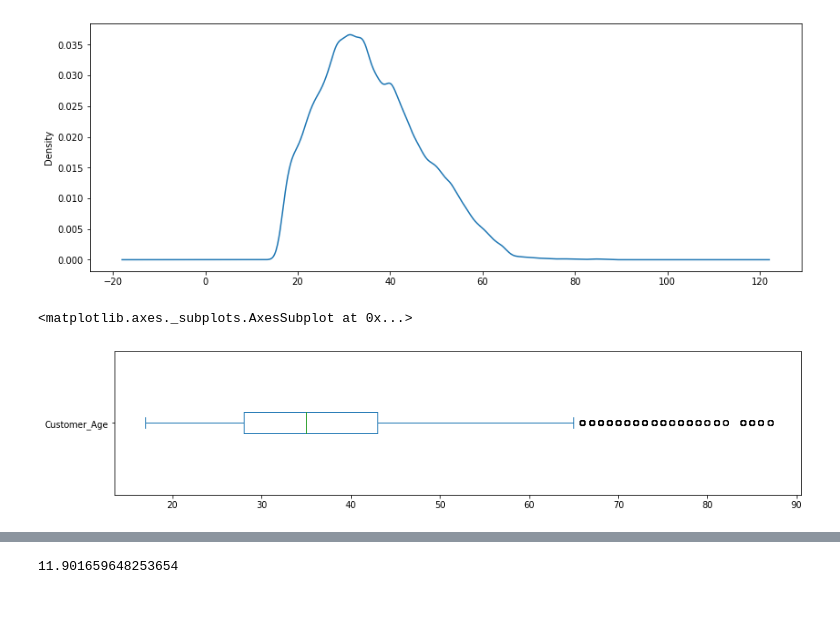
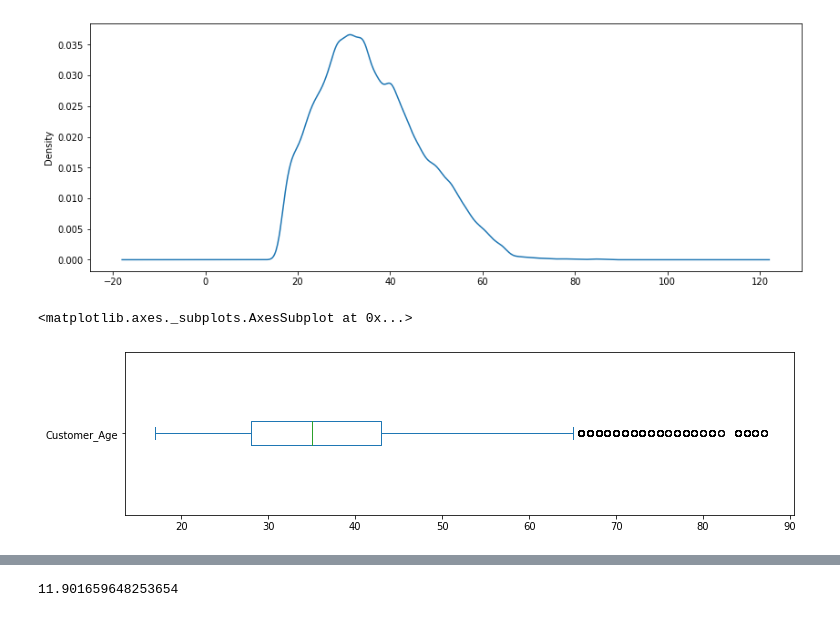
Before and after one commit to jmonti-gh/DataAnalysis_Py, a Jupyter notebook: da00_03/Exercises_1_jm.ipynb, the cells around one changed output, grey strips where cells are left out. Cells and saved outputs as stored; diff of their text form; code cells hidden in the pictures.

```diff
--- a/da00_03/Exercises_1_jm.ipynb
+++ b/da00_03/Exercises_1_jm.ipynb
@@ -57,10 +90,10 @@ sales['Customer_Age'].plot(kind='kde', figsize=(14,5))
 <matplotlib.axes._subplots.AxesSubplot at 0x...>
 [figure]
 # %%
-sales['Customer_Age'].plot(kind='box', vert=False, figsize=(14,3))
+sales['Customer_Age'].plot(kind='box', vert=False, figsize=(12,3))
 # %% [output]
 <matplotlib.axes._subplots.AxesSubplot at 0x...>
-[figure, old version]
+[figure, new version]
 # %% [markdown]
 ![green-divider](https://user-images.githubusercontent.com/7065401/52071924-c003ad80-2562-11e9-8297-1c6595f8a7ff.png)
 
```
Also changed, not shown: parts of 80 cells of this notebook.
